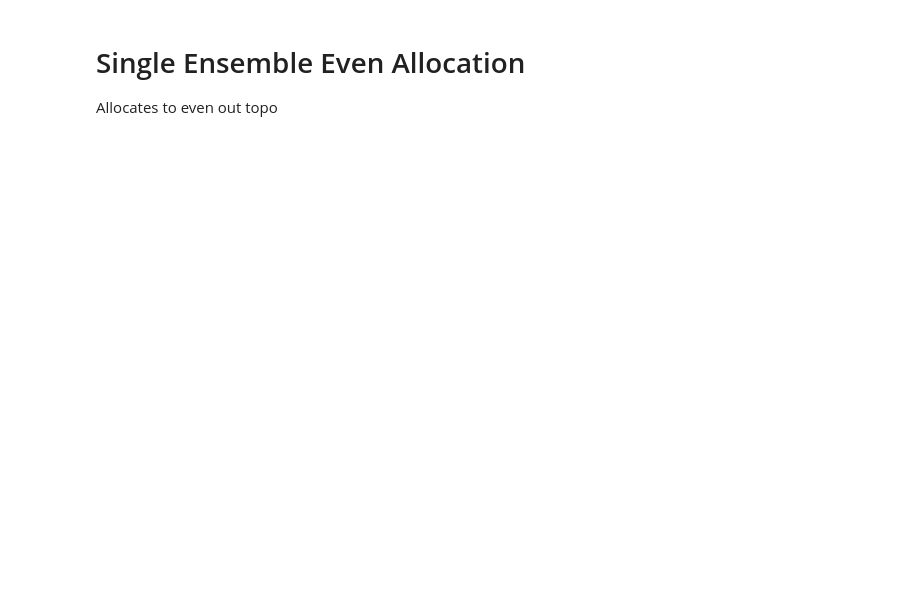
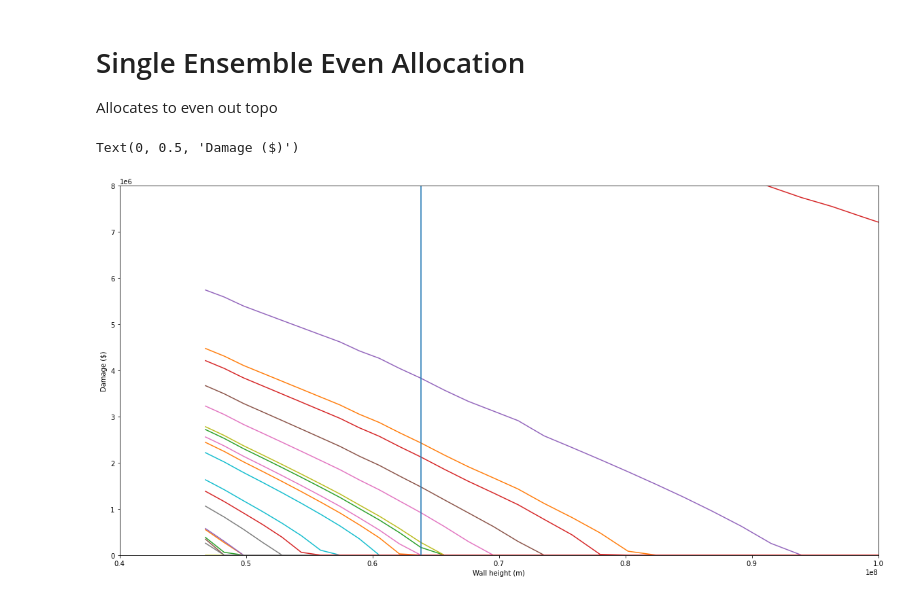
Before and after one commit to ym2540/GISSR_Optimization, a Jupyter notebook: ideal/sr_opt_ideal.ipynb, the cells around one changed output. Drawn from its saved outputs; the diff is of its cells as text; code cells hidden in the pictures; blank space fills up the shorter version.

```diff
--- a/ideal/sr_opt_ideal.ipynb
+++ b/ideal/sr_opt_ideal.ipynb
@@ -114,3 +106,47 @@ dh = 0.01
 
 min_height = np.min(Topo.shore_height)
 N = int(np.max(np.ceil((h_max - min_height)/dh), 0))
+# %%
+points = []
+for n in range(N):
+    height = min_height + n*dh
+
+    pos, wall_heights = get_wall_heights(Topo, height)
+
+    height_div, volume_div = calc_flood_height(Topo, surge, surge_time, wall_heights, pos)
+
+    # calculate group volumes
+    volume_grouped = calc_group_vol(groups, volume_div)
+
+    # get height in each group
+    surge_peak = np.amax(surge, axis=1)
+    height_grouped = calc_group_h(Topo, groups, volume_grouped, surge_peak)
+
+    #Damage
+    dmg = Damage.calc_damage(height_grouped)
+    dmg_all_divs = np.sum(dmg, axis=1)
+    cost_dmg = np.sum(dmg)
+    cost_wall = np.sum(49212 * wall_heights * segment_l)
+    cost_tot = cost_dmg + cost_wall
+
+    if n != 0:
+        points.append([height, cost_wall, cost_dmg, cost_tot, *dmg_all_divs])
+
+df = pd.DataFrame(points)
+#df.to_csv("Output/full_even_wall_opt_2.csv")
+#print(df)
+fig = plt.figure()
+for d in range(dmg_all_divs.size):
+    plt.plot(df.iloc[:,1], df.iloc[:,4+d])
+fig.set_size_inches(20,10)
+plt.xlim(0.4*1e8, 1e8)
+plt.ylim(0, 0.8*1e7)
+
+opt_arg = np.argmin(df.iloc[:,3])
+opt_cost_wall = df.iloc[:,1][opt_arg]
+plt.axvline(x=opt_cost_wall)
+plt.xlabel(r"Wall height (m)")
+plt.ylabel(r"Damage ($)")
+# %% [output]
+Text(0, 0.5, 'Damage ($)')
+[figure, added]
```
Also changed, not shown: parts of 9 cells of this notebook, 14 other files.
